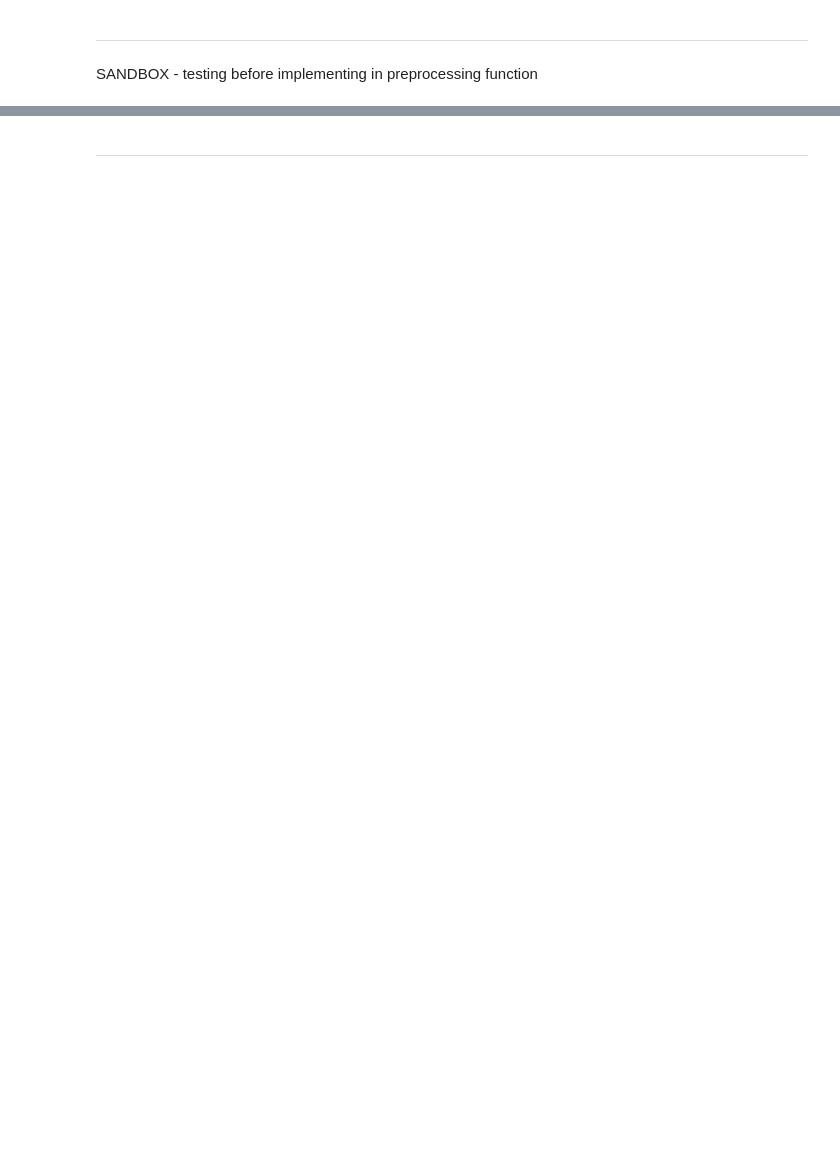
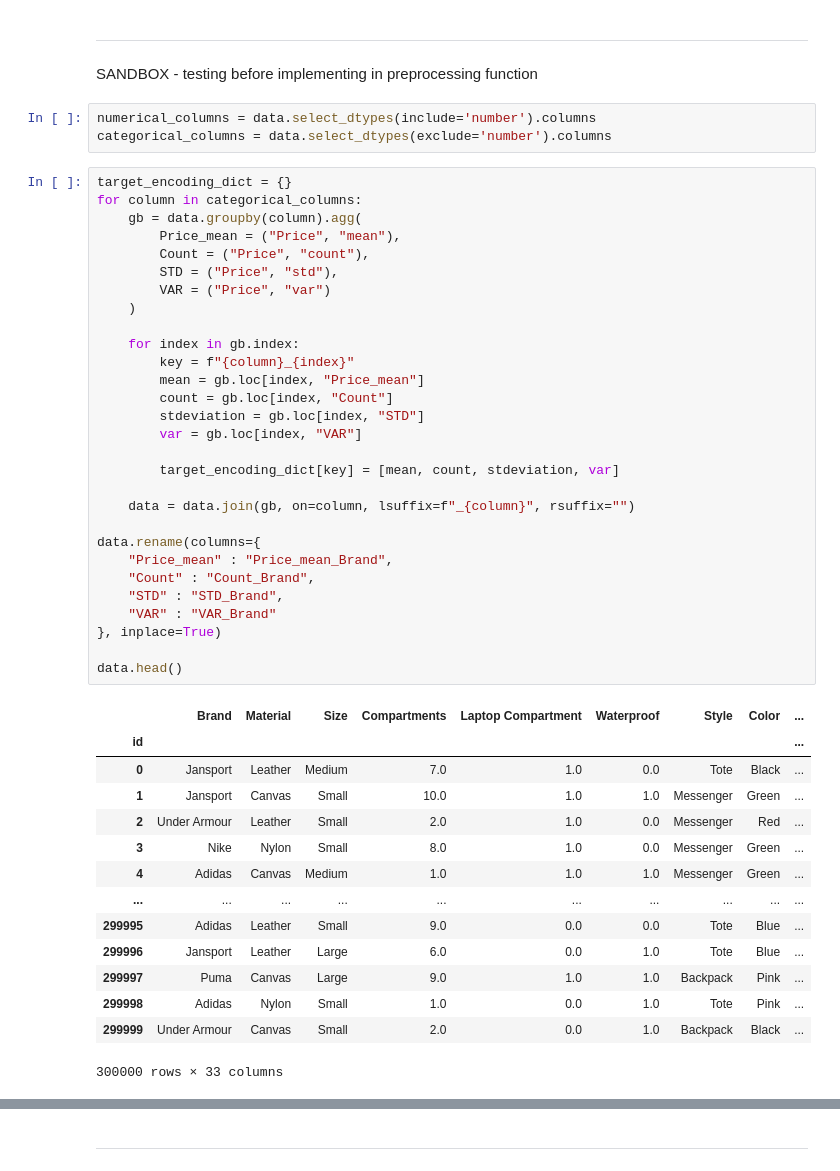
Before and after one commit to bparent11/kaggle-S5E2, a Jupyter notebook: model.ipynb, the cells around one changed output, grey strips where cells are left out. Cells and saved outputs as stored; diff of their text form; blank space fills up the shorter version.

Commit message:
target encoding working in sandbox

```diff
--- a/model.ipynb
+++ b/model.ipynb
@@ -37,3 +51,50 @@ dtype: object
 ---
 # %% [markdown]
 SANDBOX - testing before implementing in preprocessing function
+# %%
+numerical_columns = data.select_dtypes(include='number').columns
+categorical_columns = data.select_dtypes(exclude='number').columns
+# %%
+target_encoding_dict = {}
+for column in categorical_columns:
+    gb = data.groupby(column).agg(
+        Price_mean = ("Price", "mean"),
+        Count = ("Price", "count"),
+        STD = ("Price", "std"),
+        VAR = ("Price", "var")
+    )
+
+    for index in gb.index:
+        key = f"{column}_{index}"
+        mean = gb.loc[index, "Price_mean"]
+        count = gb.loc[index, "Count"]
+        stdeviation = gb.loc[index, "STD"]
+        var = gb.loc[index, "VAR"]
+
+        target_encoding_dict[key] = [mean, count, stdeviation, var]
+
+    data = data.join(gb, on=column, lsuffix=f"_{column}", rsuffix="")
+
+data.rename(columns={
+    "Price_mean" : "Price_mean_Brand",
+    "Count" : "Count_Brand",
+    "STD" : "STD_Brand",
+    "VAR" : "VAR_Brand"
+}, inplace=True)
+
+data.head()
+# %% [output]
+|  | Brand | Material | Size | Compartments | Laptop Compartment | Waterproof | Style | Color | ... |
+| id |  |  |  |  |  |  |  |  | ... |
+| 0 | Jansport | Leather | Medium | 7.0 | 1.0 | 0.0 | Tote | Black | ... |
+| 1 | Jansport | Canvas | Small | 10.0 | 1.0 | 1.0 | Messenger | Green | ... |
+| 2 | Under Armour | Leather | Small | 2.0 | 1.0 | 0.0 | Messenger | Red | ... |
+| 3 | Nike | Nylon | Small | 8.0 | 1.0 | 0.0 | Messenger | Green | ... |
+| 4 | Adidas | Canvas | Medium | 1.0 | 1.0 | 1.0 | Messenger | Green | ... |
+| ... | ... | ... | ... | ... | ... | ... | ... | ... | ... |
+| 299995 | Adidas | Leather | Small | 9.0 | 0.0 | 0.0 | Tote | Blue | ... |
+| 299996 | Jansport | Leather | Large | 6.0 | 0.0 | 1.0 | Tote | Blue | ... |
+| 299997 | Puma | Canvas | Large | 9.0 | 1.0 | 1.0 | Backpack | Pink | ... |
+| 299998 | Adidas | Nylon | Small | 1.0 | 0.0 | 1.0 | Tote | Pink | ... |
+| 299999 | Under Armour | Canvas | Small | 2.0 | 0.0 | 1.0 | Backpack | Black | ... |
+300000 rows × 33 columns
```
Also changed, not shown: parts of 16 cells of this notebook.
